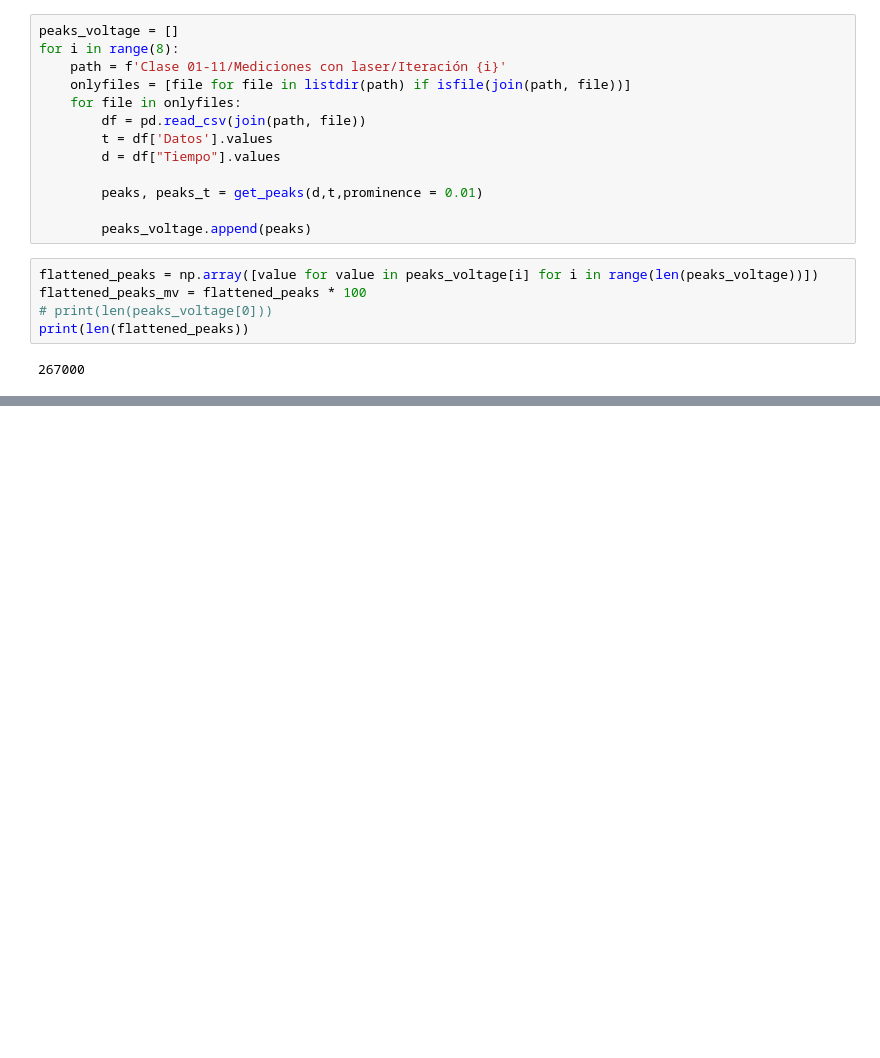
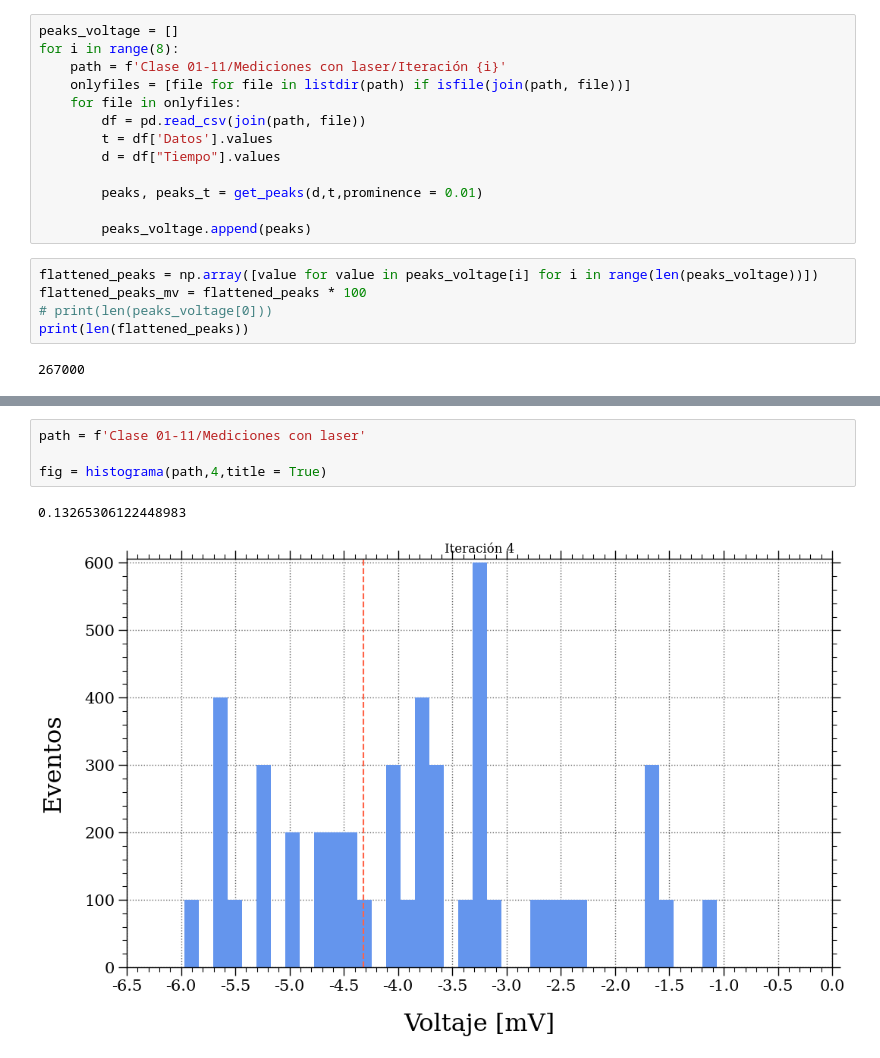
Before and after one commit to Luciocoro/Labo5-Fotones, a Jupyter notebook: Estadística.ipynb, the cells around one changed output, grey strips where cells are left out. Drawn from its saved outputs; the diff is of its cells as text; blank space fills up the shorter version.

```diff
--- a/Estadística.ipynb
+++ b/Estadística.ipynb
@@ -164,0 +222,7 @@ ax.set_xticklabels([f'{number:.1f}' for number in xlabels]);
+# %%
+path = f'Clase 01-11/Mediciones con laser'
+
+fig = histograma(path,4,title = True)
+# %% [output]
+0.13265306122448983
+[figure, added]
```
Also changed, not shown: parts of 3 cells of this notebook.
